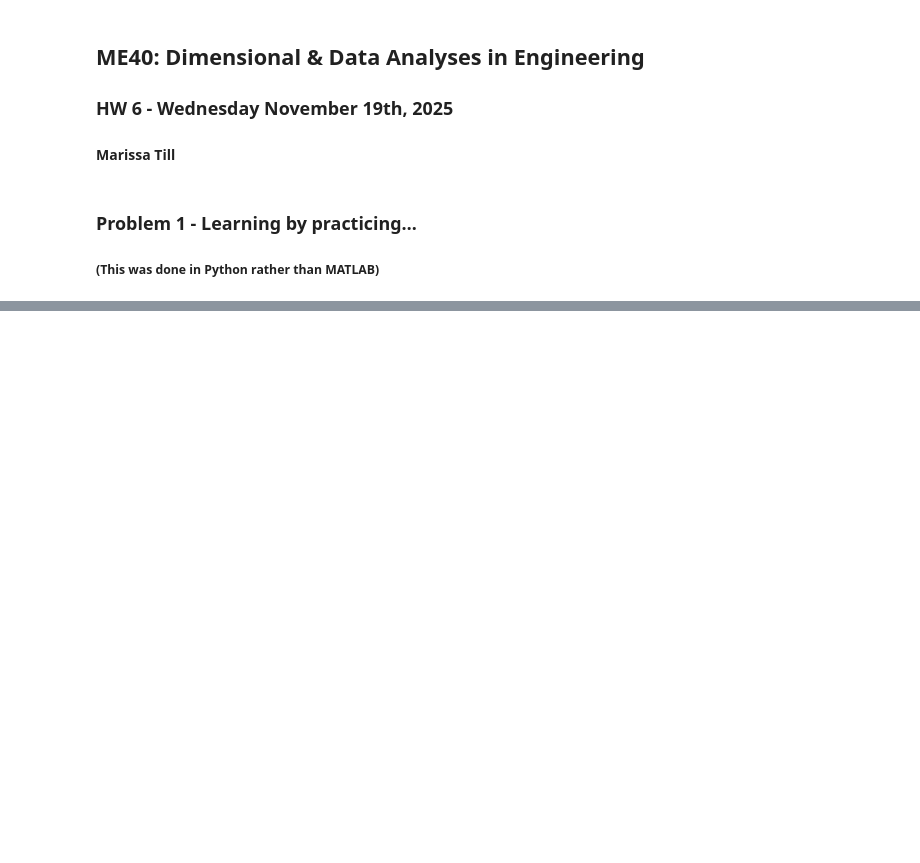
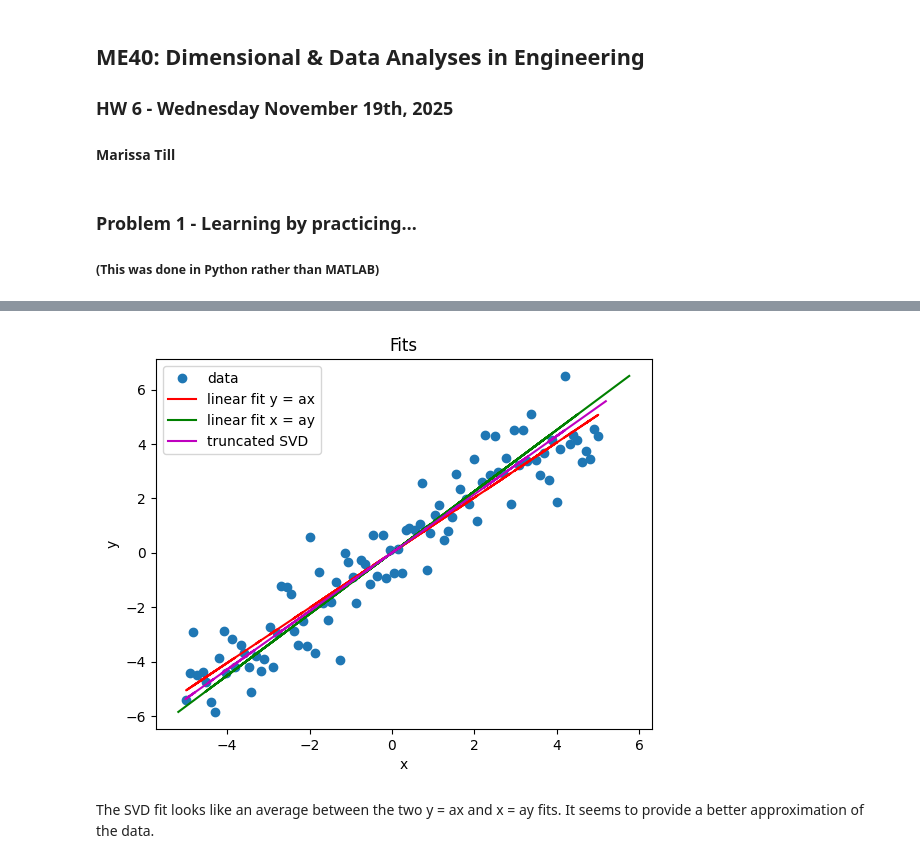
Before and after one commit to marissatill/ME40, a Jupyter notebook: HW6/Problem1.ipynb, the cells around one changed output, grey strips where cells are left out. Saved outputs shown, nothing was run; the diff lists cells and outputs as text; code cells hidden in the pictures; blank space fills up the shorter version.

```diff
--- a/HW6/Problem1.ipynb
+++ b/HW6/Problem1.ipynb
@@ -22,0 +141,25 @@ This week, we used once again the week5_rnd.csv dataset. This time, we applied t
+# %%
+# === 5. Perform a truncated SVD ===
+
+# Neglect the second singular value
+U_trunc = U_econ[:, :1]
+S_trunc = S_econ[:1]
+V_trunc = V_econ[:1, :]
+X_trunc = S_trunc * np.dot(U_trunc, V_trunc)
+# %%
+# === 6. Plot the truncated SVD ===
+
+plt.figure()
+plt.plot(x, y, 'o', label='data')                        # Data points
+plt.plot(x, a_x*x, 'r-', label='linear fit y = ax')      # X Fitted line
+plt.plot(a_y*y, y, 'g-', label='linear fit x = ay')      # Y Fitted line
+plt.plot(X_trunc[:, 0], X_trunc[:, 1], color='m', label='truncated SVD')  # Truncated SVD
+plt.xlabel('x')
+plt.ylabel('y')
+plt.title('Fits')
+plt.legend()
+plt.show()
+# %% [output]
+[figure, added]
+# %% [markdown]
+The SVD fit looks like an average between the two y = ax and x = ay fits. It seems to provide a better approximation of the data.
```
Also changed, not shown: parts of 10 cells of this notebook, 2 other files.
